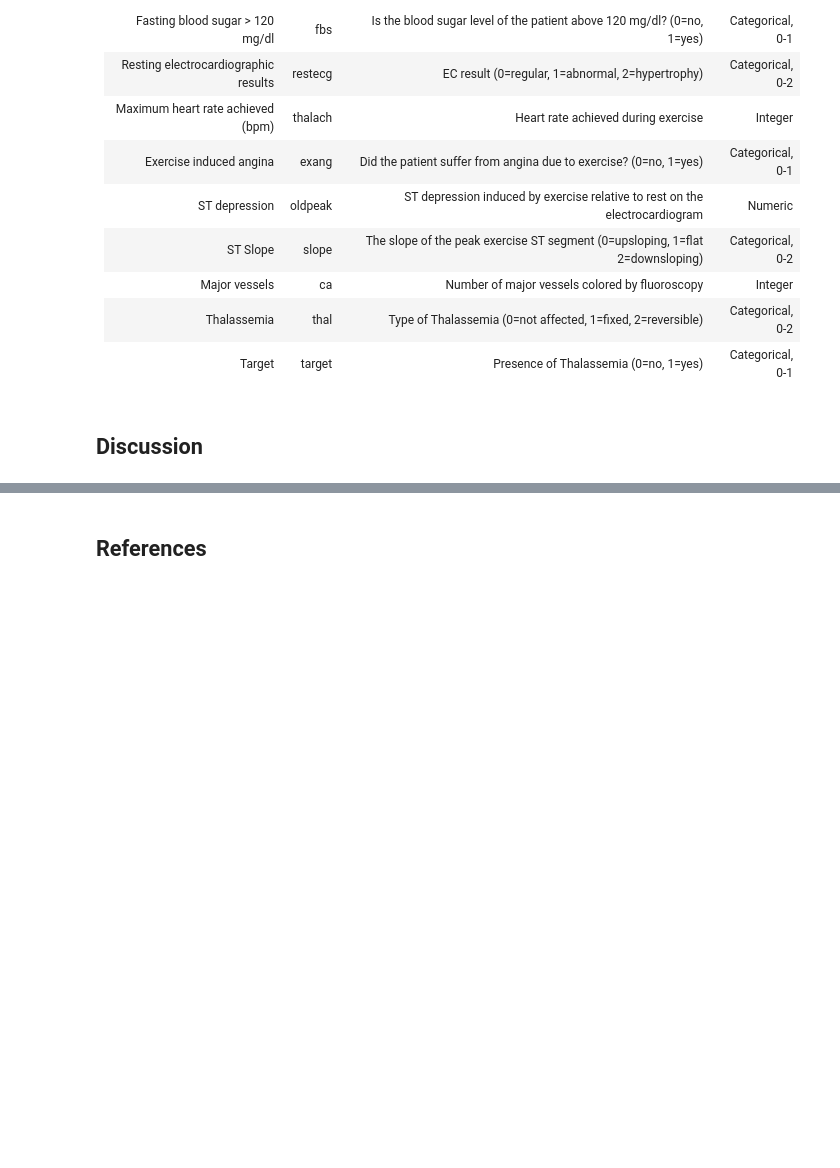
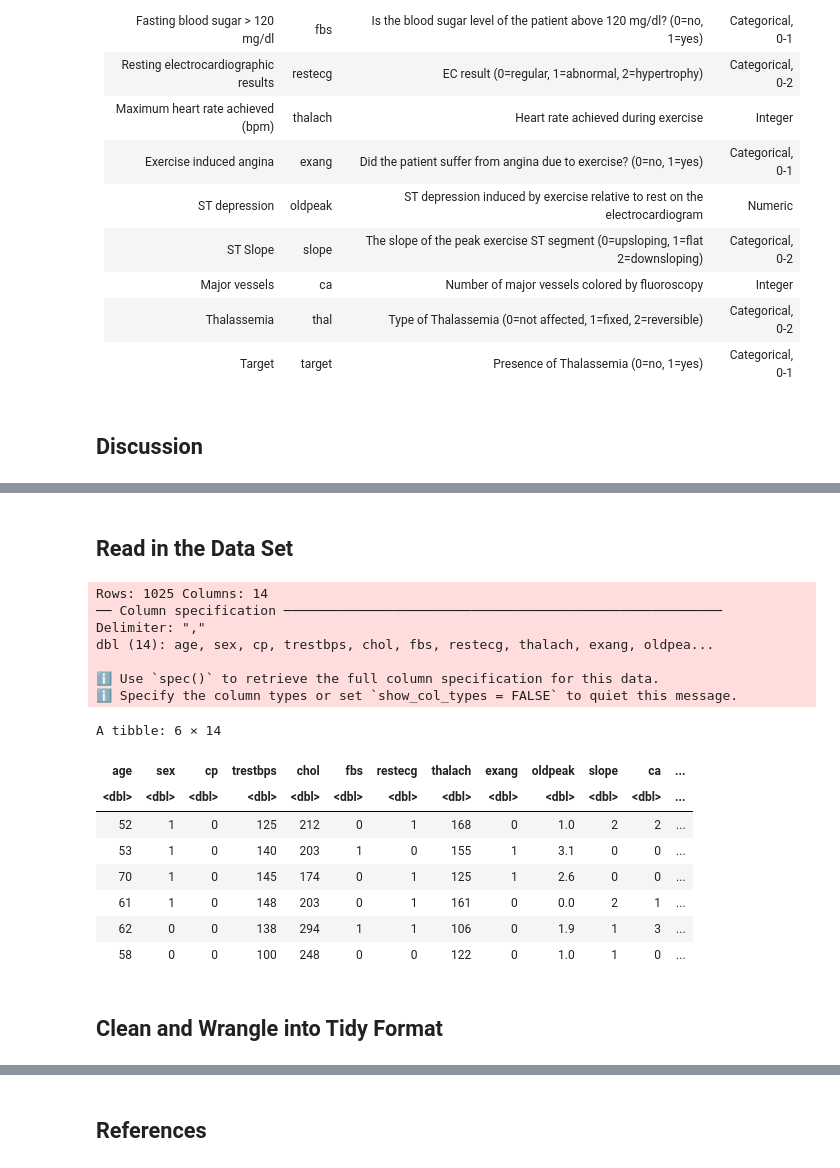
Before and after one commit to AnishkaFP/dsci-100-2023w1-group-029, a Jupyter notebook: Report_008-029.ipynb, the cells around one changed output, grey strips where cells are left out. Drawn from its saved outputs; the diff is of its cells as text; code cells hidden in the pictures; blank space fills up the shorter version.

```diff
--- a/Report_008-029.ipynb
+++ b/Report_008-029.ipynb
@@ -47,0 +79,25 @@ Hereby each variable as well as their coding in the dataset, a description and v
+# %% [markdown]
+## Read in the Data Set ##
+# %%
+# read data
+heart_data_raw <- read_csv("heart.csv")
+head(heart_data_raw)
+# %% [output]
+Rows: 1025 Columns: 14
+── Column specification ────────────────────────────────────────────────────────
+Delimiter: ","
+dbl (14): age, sex, cp, trestbps, chol, fbs, restecg, thalach, exang, oldpea...
+
+ℹ Use `spec()` to retrieve the full column specification for this data.
+ℹ Specify the column types or set `show_col_types = FALSE` to quiet this message.
+A tibble: 6 × 14
+| age | sex | cp | trestbps | chol | fbs | restecg | thalach | exang | oldpeak | slope | ca | ... |
+| <dbl> | <dbl> | <dbl> | <dbl> | <dbl> | <dbl> | <dbl> | <dbl> | <dbl> | <dbl> | <dbl> | <dbl> | ... |
+| 52 | 1 | 0 | 125 | 212 | 0 | 1 | 168 | 0 | 1.0 | 2 | 2 | ... |
+| 53 | 1 | 0 | 140 | 203 | 1 | 0 | 155 | 1 | 3.1 | 0 | 0 | ... |
+| 70 | 1 | 0 | 145 | 174 | 0 | 1 | 125 | 1 | 2.6 | 0 | 0 | ... |
+| 61 | 1 | 0 | 148 | 203 | 0 | 1 | 161 | 0 | 0.0 | 2 | 1 | ... |
+| 62 | 0 | 0 | 138 | 294 | 1 | 1 | 106 | 0 | 1.9 | 1 | 3 | ... |
+| 58 | 0 | 0 | 100 | 248 | 0 | 0 | 122 | 0 | 1.0 | 1 | 0 | ... |
+# %% [markdown]
+## Clean and Wrangle into Tidy Format ##
```
Also changed, not shown: parts of 25 cells of this notebook.
